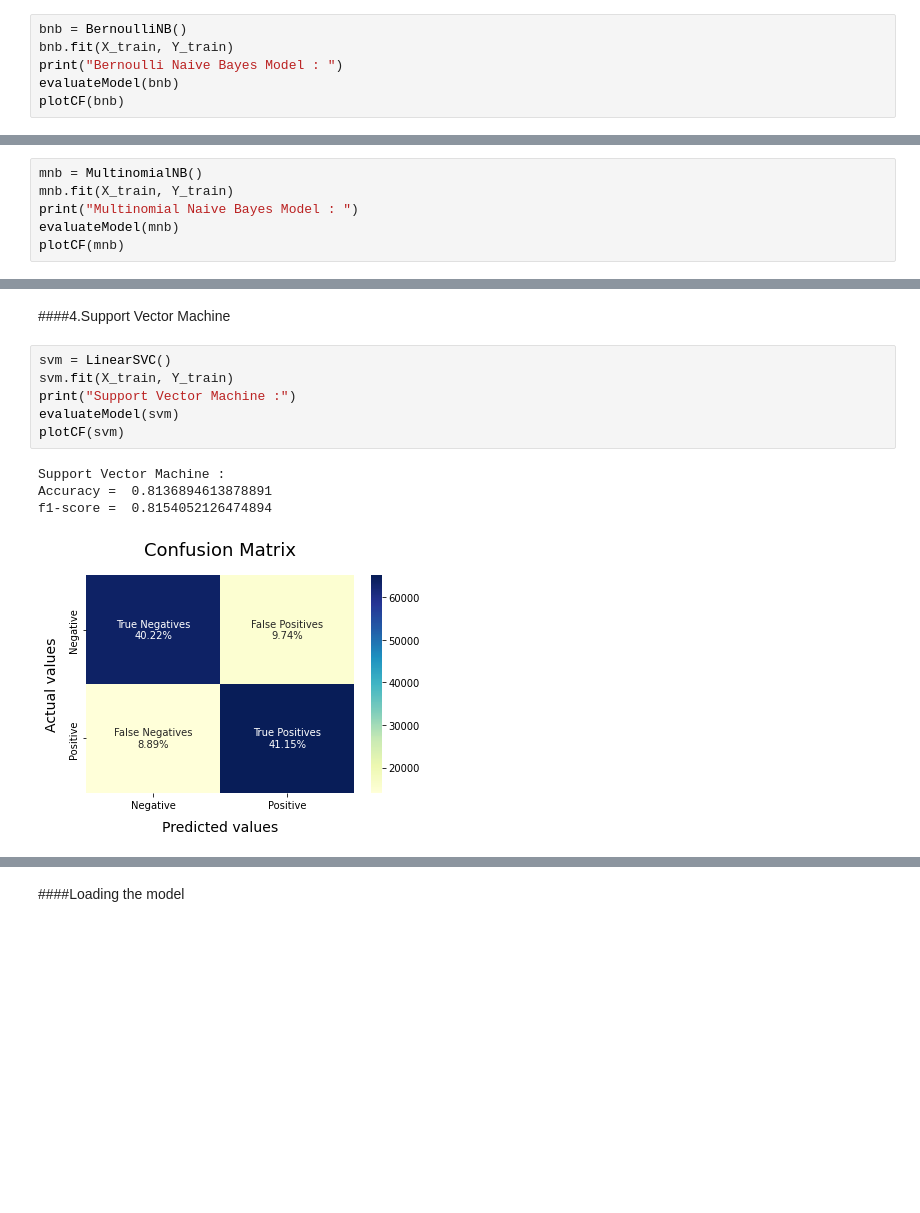
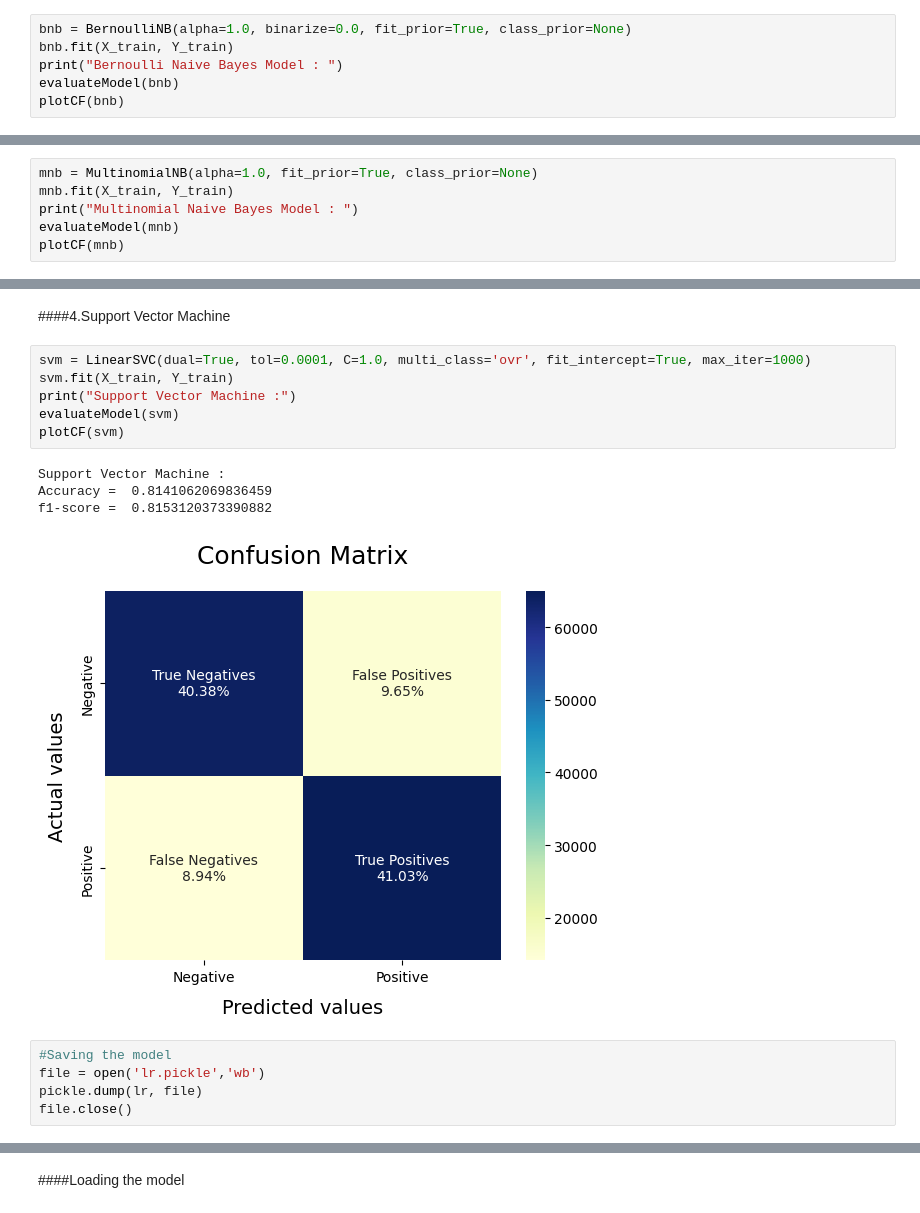
Before and after one commit to asad0206/Twitter-Sentiment-Analysis, a Jupyter notebook: load_run.ipynb, the cells around one changed output, grey strips where cells are left out. Drawn from its saved outputs; the diff is of its cells as text; blank space fills up the shorter version.

```diff
--- a/load_run.ipynb
+++ b/load_run.ipynb
@@ -263,7 +263,7 @@ f1-score =  0.8254049563028255
 # %% [markdown]
 ####2. Bernoulli Naive Bayes
 # %%
-bnb = BernoulliNB()
+bnb = BernoulliNB(alpha=1.0, binarize=0.0, fit_prior=True, class_prior=None)
 bnb.fit(X_train, Y_train)
 print("Bernoulli Naive Bayes Model : ")
 evaluateModel(bnb)
@@ -276,7 +276,7 @@ f1-score =  0.8002870246154807
 # %% [markdown]
 ####3. Multinomial Naive Bayes
 # %%
-mnb = MultinomialNB()
+mnb = MultinomialNB(alpha=1.0, fit_prior=True, class_prior=None)
 mnb.fit(X_train, Y_train)
 print("Multinomial Naive Bayes Model : ")
 evaluateModel(mnb)
@@ -289,13 +289,18 @@ f1-score =  0.8019658086969824
 # %% [markdown]
 ####4.Support Vector Machine
 # %%
-svm = LinearSVC()
+svm = LinearSVC(dual=True, tol=0.0001, C=1.0, multi_class='ovr', fit_intercept=True, max_iter=1000)
 svm.fit(X_train, Y_train)
 print("Support Vector Machine :")
 evaluateModel(svm)
 plotCF(svm)
 # %% [output]
 Support Vector Machine :
-Accuracy =  0.8136894613878891
-f1-score =  0.8154052126474894
+Accuracy =  0.8141062069836459
+f1-score =  0.8153120373390882
-[figure, old version]
+[figure, new version]
+# %%
+#Saving the model
+file = open('lr.pickle','wb')
+pickle.dump(lr, file)
+file.close()
```
Also changed, not shown: parts of 11 cells of this notebook, 6 other files.
